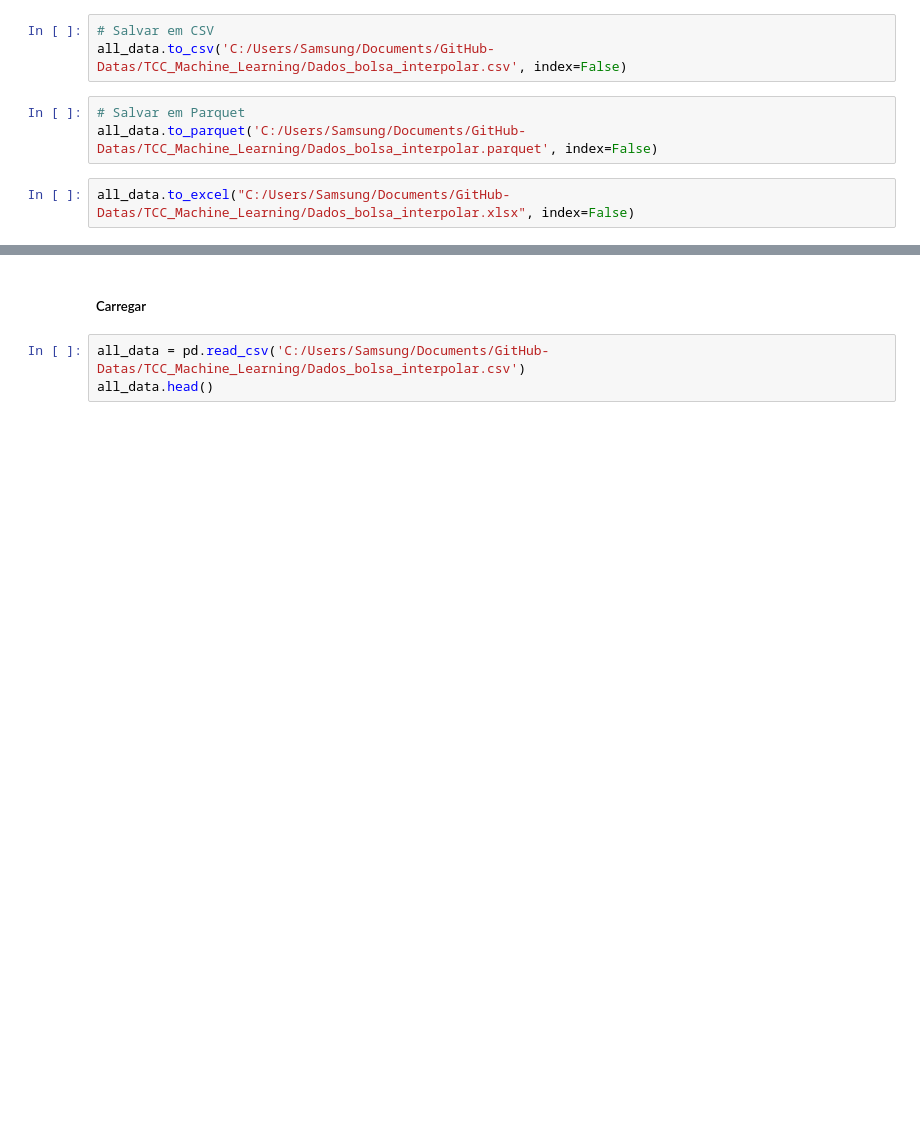
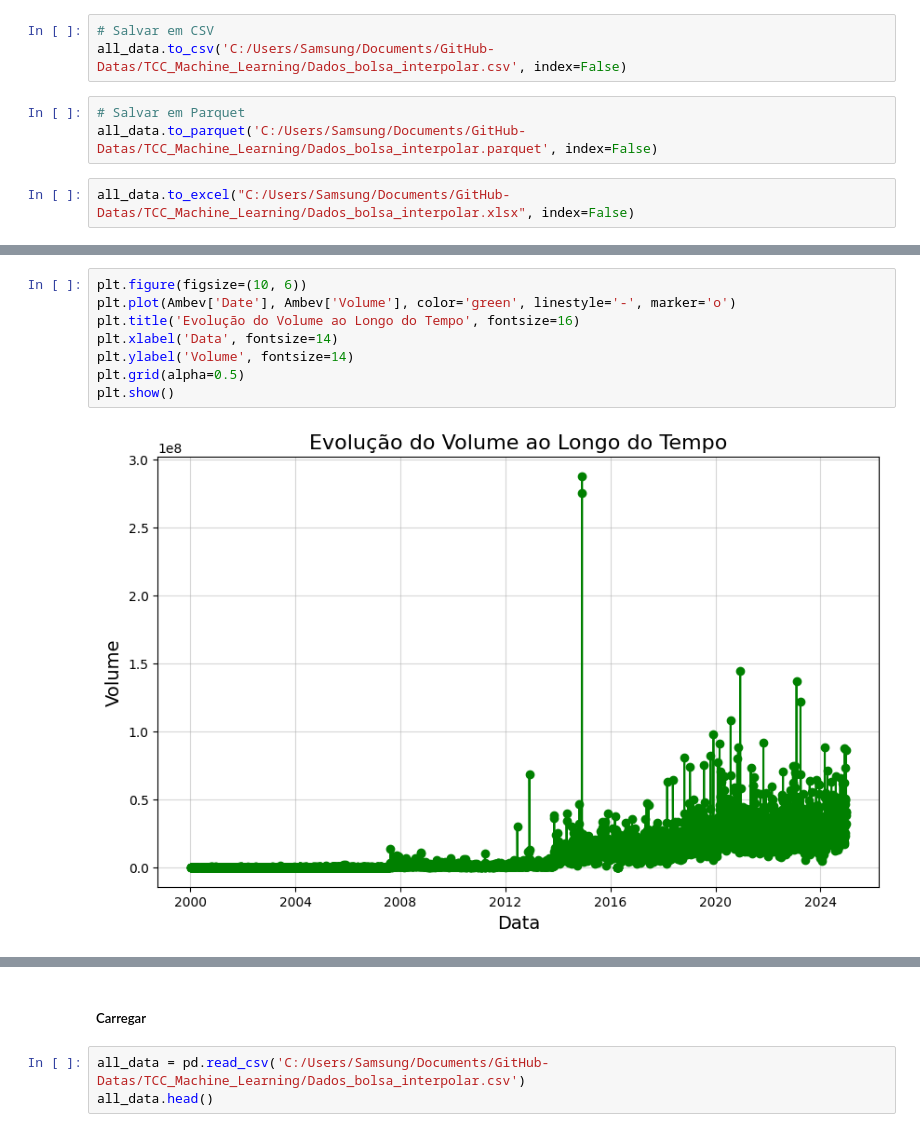
Before and after one commit to Bruno-Santana-Eco/TCC_Machine_learning, a Jupyter notebook: Coleta_Dados_Acoes.ipynb, the cells around one changed output, grey strips where cells are left out. Cells and saved outputs as stored; diff of their text form; blank space fills up the shorter version.

```diff
--- a/Coleta_Dados_Acoes.ipynb
+++ b/Coleta_Dados_Acoes.ipynb
@@ -468,0 +685,10 @@ all_data.to_excel("C:/Users/Samsung/Documents/GitHub-Datas/TCC_Machine_Learning/
+# %%
+plt.figure(figsize=(10, 6))
+plt.plot(Ambev['Date'], Ambev['Volume'], color='green', linestyle='-', marker='o')
+plt.title('Evolução do Volume ao Longo do Tempo', fontsize=16)
+plt.xlabel('Data', fontsize=14)
+plt.ylabel('Volume', fontsize=14)
+plt.grid(alpha=0.5)
+plt.show()
+# %% [output]
+[figure, added]
```
Also changed, not shown: parts of 24 cells of this notebook, 1 other file.
